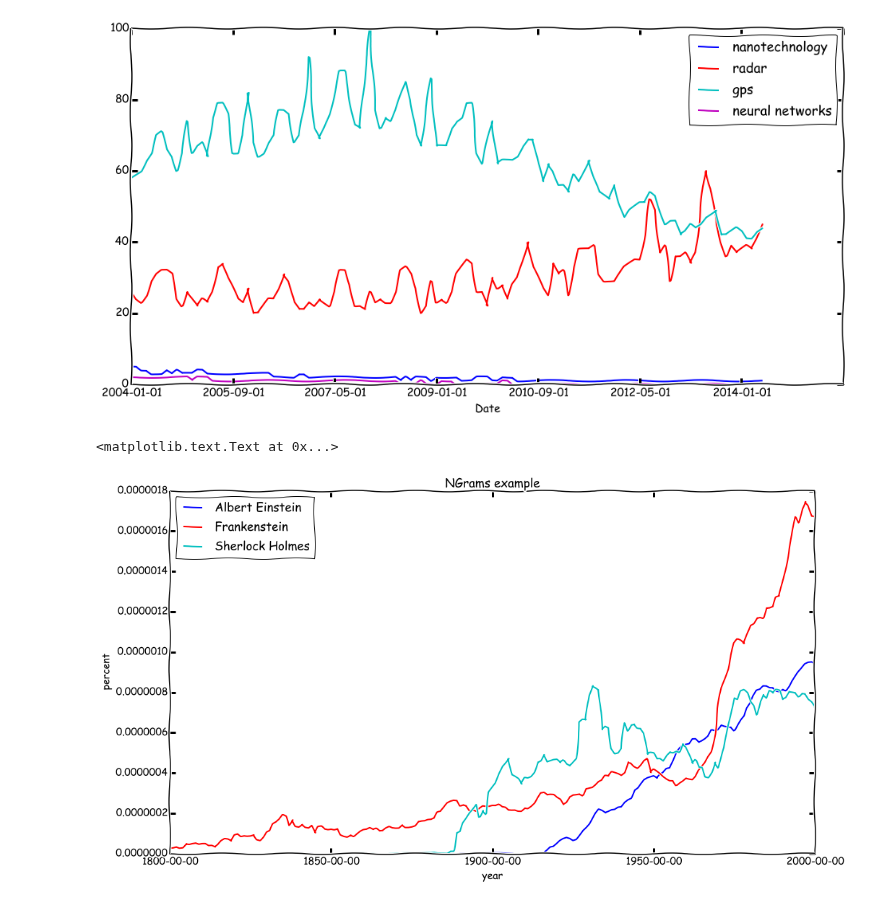
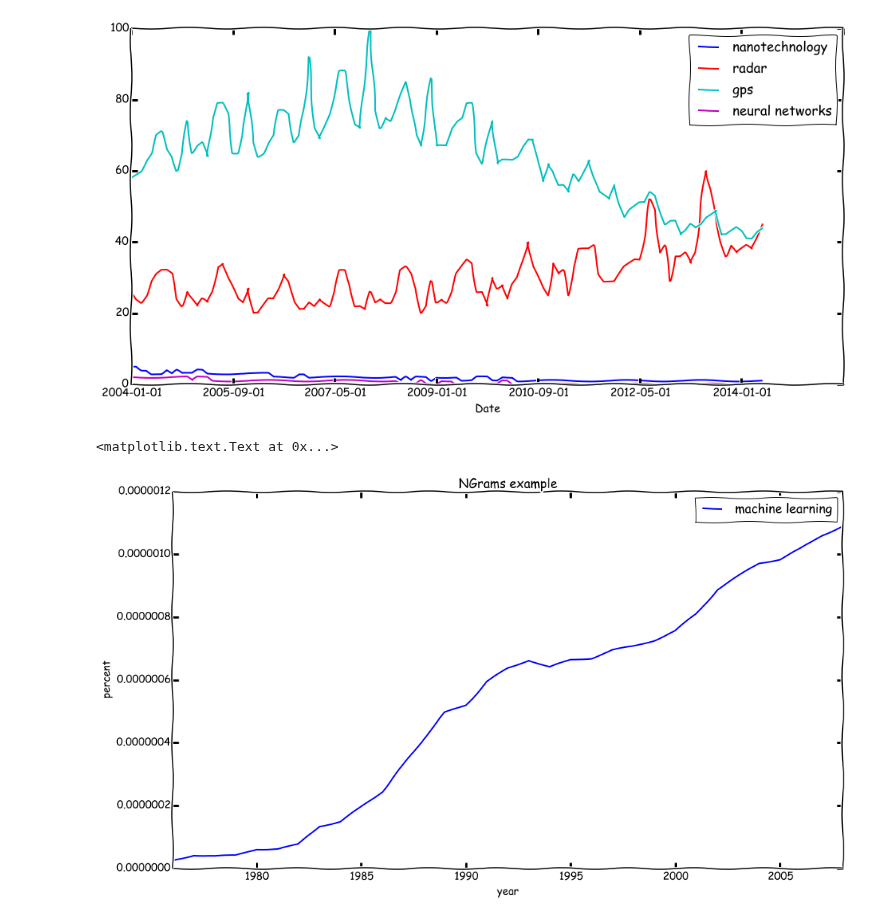
Before and after one commit to realmichaelzyy/cs249project, a Jupyter notebook: MarksTestNotebook.ipynb, the cells around one changed output. Saved outputs shown, nothing was run; the diff lists cells and outputs as text; code cells hidden in the pictures.

```diff
--- a/MarksTestNotebook.ipynb
+++ b/MarksTestNotebook.ipynb
@@ -225,8 +225,8 @@ def runQuery(argumentString):
     if '@' in query:
         query = query.replace('@', '=>')
     params = [arg for arg in arguments if arg.startswith('-')]
-    corpus, startYear, endYear, smoothing = 'eng_2012', 1800, 2000, 3
-    printHelp, caseInsensitive, allData = False, False, False
+    corpus, startYear, endYear, smoothing = 'eng_2012', 1983, 2008, 3
+    printHelp, caseInsensitive, allData = False, True, False
     toSave, toPrint, toPlot = False, False, False
 
     # parsing the query parameters
@@ -330,15 +330,13 @@ def runQuery(argumentString):
         if notifyUser:
             print warningMessage
     return df
-# %%
-#this plot matches the one from the website, sweet!
-quer = runQuery("Albert Einstein,Sherlock Holmes,Frankenstein")
-quer.year = quer.year.apply(lambda x : "%s-00-00" % x)
-quer.year = pd.to_datetime(quer.year)
-quer.set_index('year',inplace=True)
-quer.plot()
-pylab.ylabel('percent')
-pylab.title('NGrams example')
-# %% [output]
-<matplotlib.text.Text at 0x...>
-[figure, removed]
+# %%
+quer = runQuery("machine learning")
+quer.set_index('year',inplace=True)
+#using dates for which we have NSF abstract information
+quer.plot(xlim=(1976,2008))
+pylab.ylabel('percent')
+pylab.title('NGrams example')
+# %% [output]
+<matplotlib.text.Text at 0x...>
+[figure, added]
```
Also changed, not shown: parts of 2 cells of this notebook, 3 other files.
